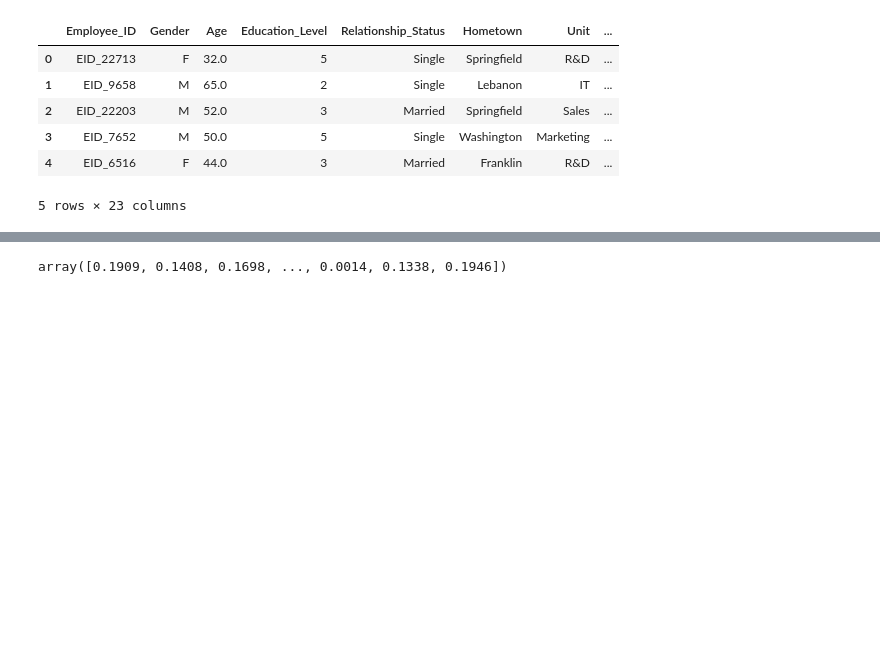
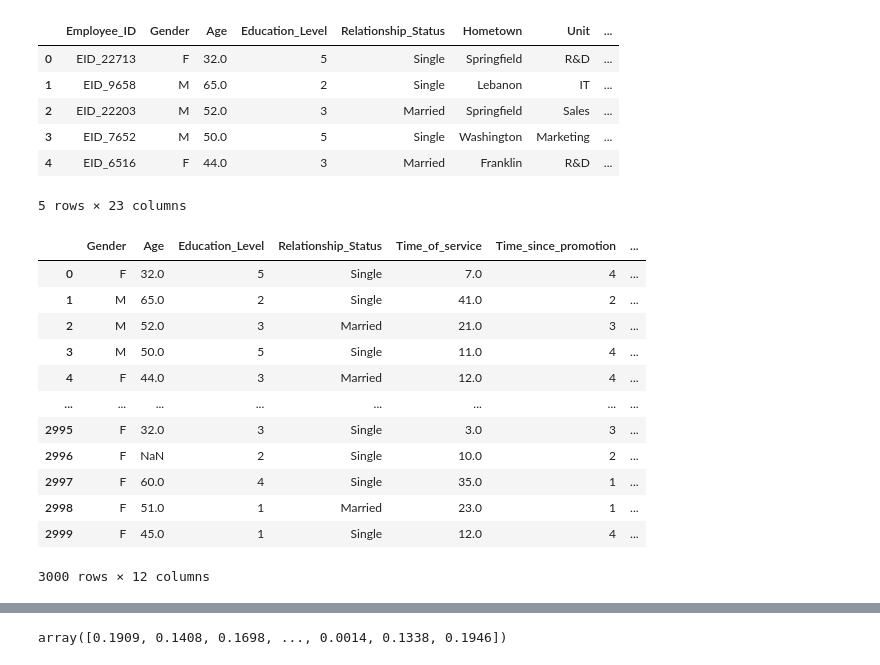
Before and after one commit to avdosev/7-semestr, a Jupyter notebook: AI System/sem/Untitled1.ipynb, the cells around one changed output, grey strips where cells are left out. Saved outputs shown, nothing was run; the diff lists cells and outputs as text; code cells hidden in the pictures; blank space fills up the shorter version.

```diff
--- a/AI System/sem/Untitled1.ipynb
+++ b/AI System/sem/Untitled1.ipynb
@@ -44,3 +44,5 @@ sns.boxplot(df[num_data[2]])
+# %%
+non_feature_feilds = ['Employee_ID', 'Hometown', "Decision_skill_possess", "Unit", "VAR1", "VAR2", "VAR3", "VAR4", "VAR5", "VAR6", "VAR7"]
 # %%
 for label,content in df.items():
     if pd.api.types.is_numeric_dtype(content):
@@ -153,6 +172,23 @@ from sklearn.tree import DecisionTreeRegressor
 from sklearn.ensemble import GradientBoostingRegressor, RandomForestRegressor
 from sklearn.svm import SVC
 from sklearn.model_selection import train_test_split
+# %%
+df_test = df_test.drop(non_feature_feilds, axis="columns")
+df_test
+# %% [output]
+|  | Gender | Age | Education_Level | Relationship_Status | Time_of_service | Time_since_promotion | ... |
+| 0 | F | 32.0 | 5 | Single | 7.0 | 4 | ... |
+| 1 | M | 65.0 | 2 | Single | 41.0 | 2 | ... |
+| 2 | M | 52.0 | 3 | Married | 21.0 | 3 | ... |
+| 3 | M | 50.0 | 5 | Single | 11.0 | 4 | ... |
+| 4 | F | 44.0 | 3 | Married | 12.0 | 4 | ... |
+| ... | ... | ... | ... | ... | ... | ... | ... |
+| 2995 | F | 32.0 | 3 | Single | 3.0 | 3 | ... |
+| 2996 | F | NaN | 2 | Single | 10.0 | 2 | ... |
+| 2997 | F | 60.0 | 4 | Single | 35.0 | 1 | ... |
+| 2998 | F | 51.0 | 1 | Married | 23.0 | 1 | ... |
+| 2999 | F | 45.0 | 1 | Single | 12.0 | 4 | ... |
+3000 rows × 12 columns
 # %%
 ideal_model = RandomForestRegressor(n_estimators=80,
                                     min_samples_leaf=4,
```
Also changed, not shown: parts of 7 cells of this notebook, 24 other files.
